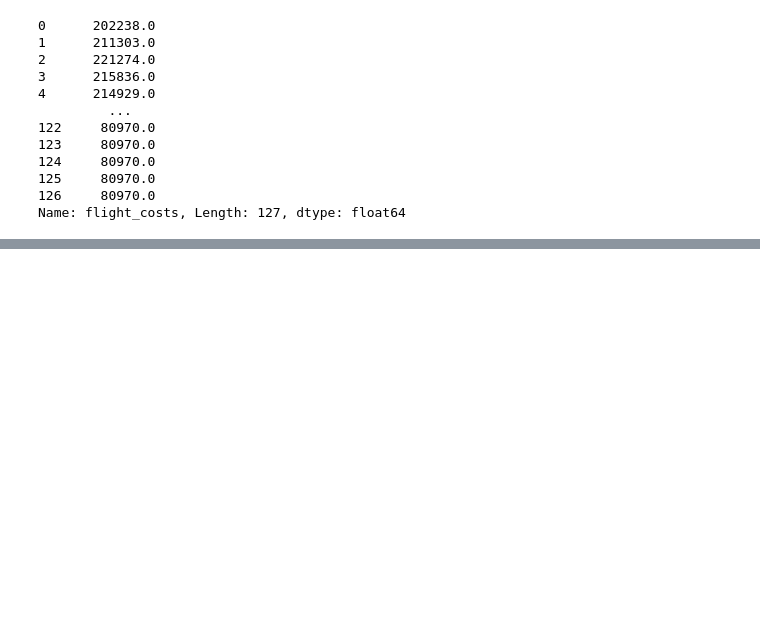
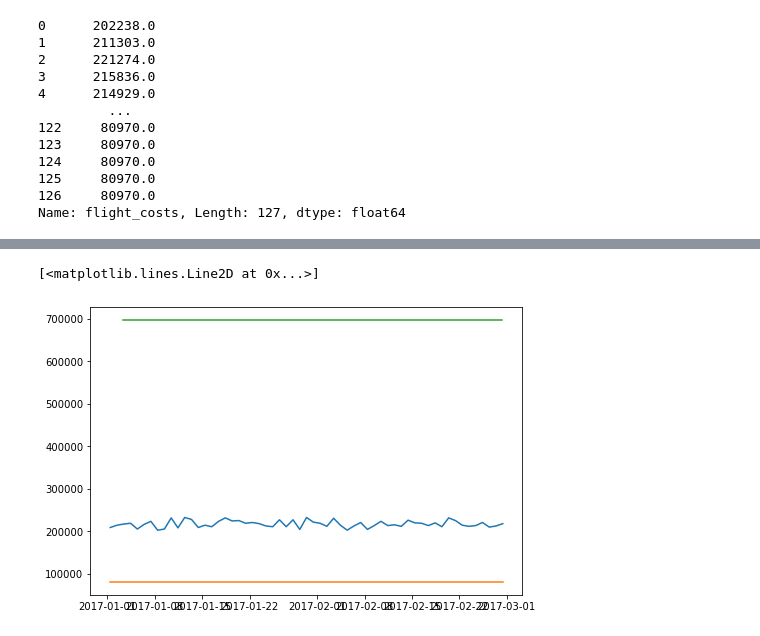
Before and after one commit to arsenbondaren/skillfactory, a Jupyter notebook: module_4/project_from_sql_Bandarenka.ipynb, the cells around one changed output, grey strips where cells are left out. Saved outputs shown, nothing was run; the diff lists cells and outputs as text; code cells hidden in the pictures; blank space fills up the shorter version.

```diff
--- a/module_4/project_from_sql_Bandarenka.ipynb
+++ b/module_4/project_from_sql_Bandarenka.ipynb
@@ -162,0 +176,12 @@ memory usage: 26.9+ KB
+# %%
+df_cost_M = df.query('arrival_city == "Moscow"').sort_values(by = ['departure'])
+df_cost_B = df.query('arrival_city == "Belgorod"').sort_values(by = ['departure'])
+df_cost_N = df.query('arrival_city == "Novokuznetsk"').sort_values(by = ['departure'])
+fig_cost = plt.figure()
+axes_cost = fig_cost.add_axes([0,0,1,1])
+axes_cost.plot(df_cost_M['departure'], df_cost_M['flight_costs'])
+axes_cost.plot(df_cost_B['departure'], df_cost_B['flight_costs'])
+axes_cost.plot(df_cost_N['departure'], df_cost_N['flight_costs'])
+# %% [output]
+[<matplotlib.lines.Line2D at 0x...>]
+[figure, added]
```
Also changed, not shown: parts of 30 cells of this notebook.
